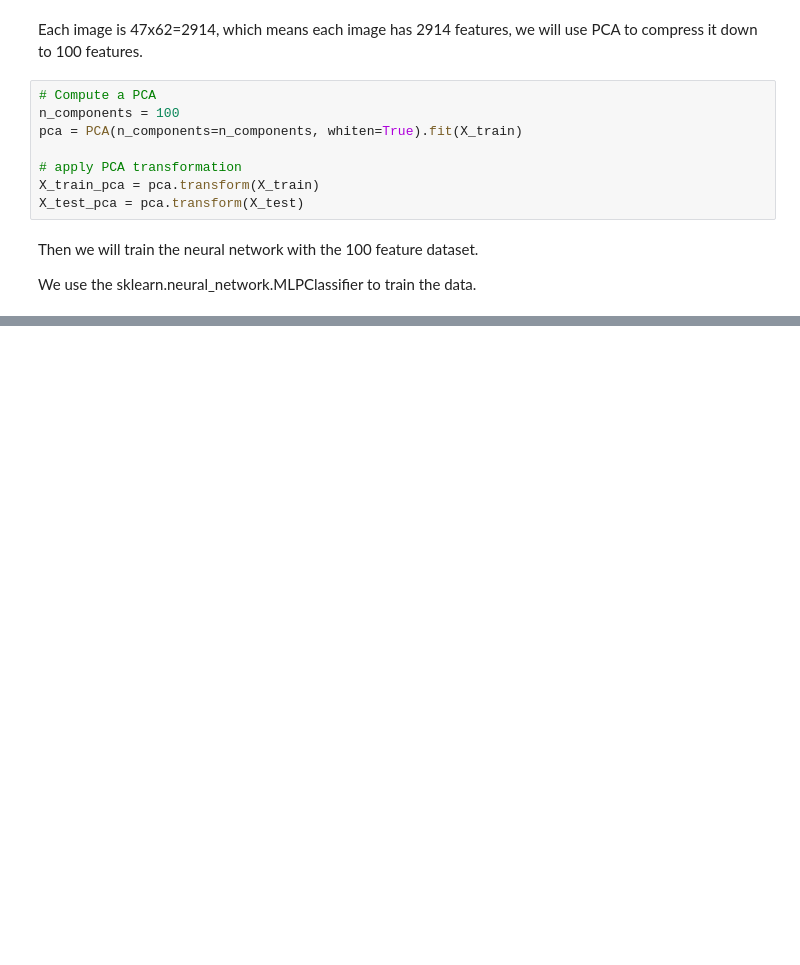
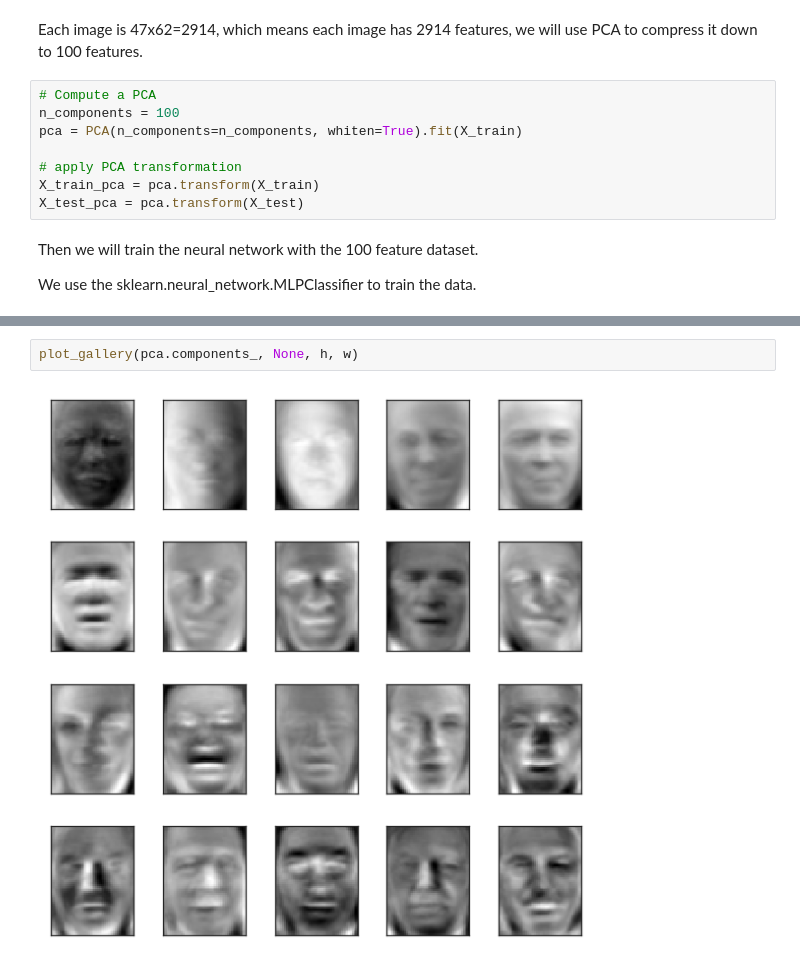
Before and after one commit to jchen8000/MachineLearning, a Jupyter notebook: Clustering and Unsupervised Learning/Principal_Component_Analysis_(PCA).ipynb, the cells around one changed output, grey strips where cells are left out. Saved outputs shown, nothing was run; the diff lists cells and outputs as text; blank space fills up the shorter version.

```diff
--- a/Clustering and Unsupervised Learning/Principal_Component_Analysis_(PCA).ipynb
+++ b/Clustering and Unsupervised Learning/Principal_Component_Analysis_(PCA).ipynb
@@ -338,0 +344,4 @@ plot_gallery(X_test, prediction_titles, h, w)
+# %%
+plot_gallery(pca.components_, None, h, w)
+# %% [output]
+[figure, added]
```
Also changed, not shown: parts of 5 cells of this notebook.
